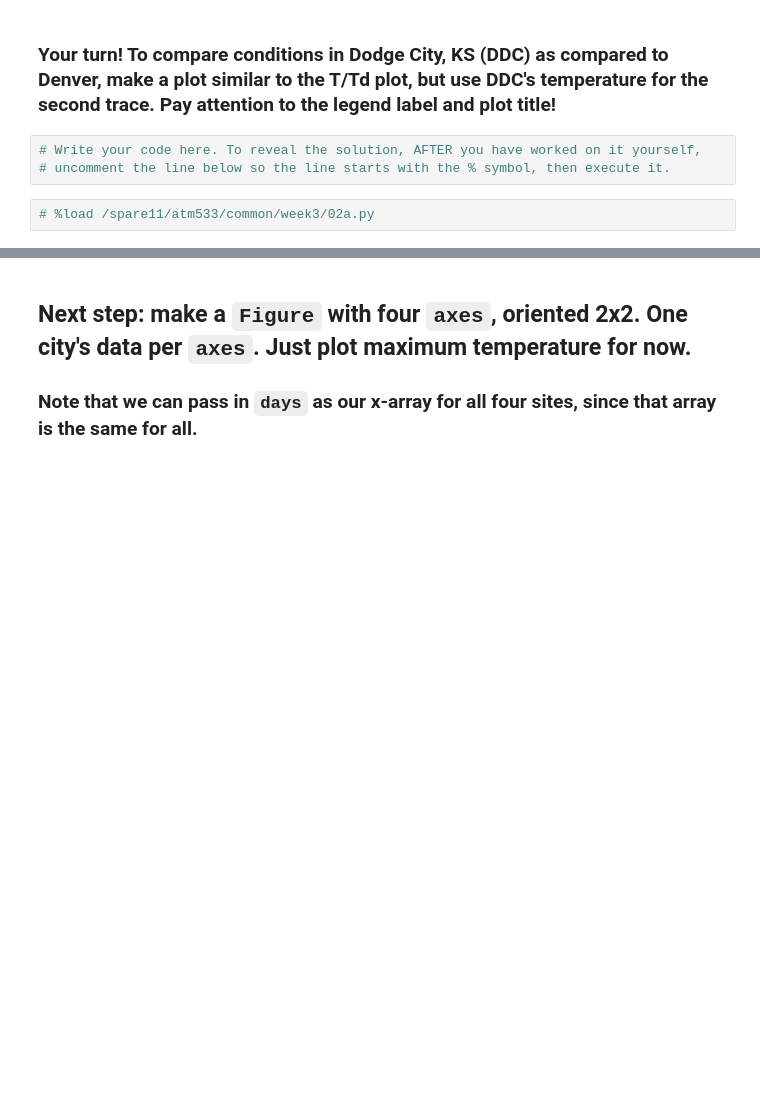
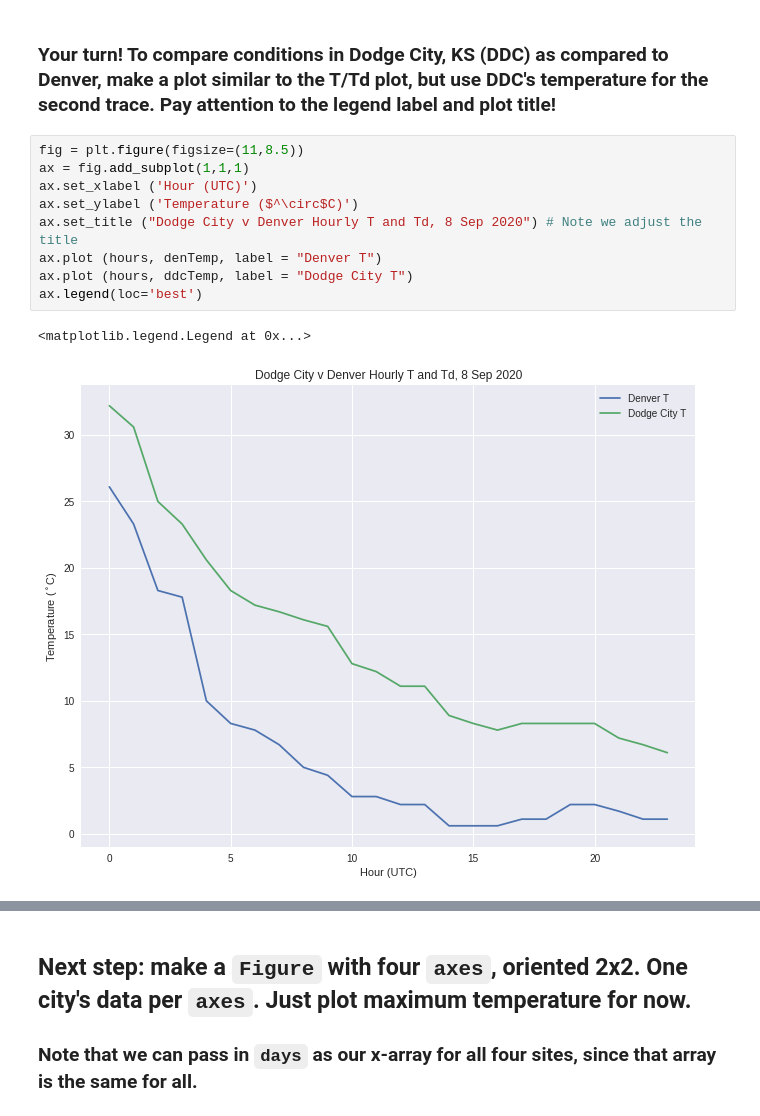
Before and after one commit to drsmith621/matplotlib, a Jupyter notebook: 02_Matplotlib_LinePlots.ipynb, the cells around one changed output, grey strips where cells are left out. Saved outputs shown, nothing was run; the diff lists cells and outputs as text; blank space fills up the shorter version.

Commit message:
Adding matplotlib practice notebook to repository

```diff
--- a/02_Matplotlib_LinePlots.ipynb
+++ b/02_Matplotlib_LinePlots.ipynb
@@ -126,7 +189,14 @@ ax.legend(loc='best')
 # %% [markdown]
 ### Your turn! To compare conditions in Dodge City, KS (DDC) as compared to Denver, make a plot similar to the T/Td plot, but use DDC's temperature for the second trace. Pay attention to the legend label and plot title!
-# %%
-# Write your code here. To reveal the solution, AFTER you have worked on it yourself,
-# uncomment the line below so the line starts with the % symbol, then execute it.
-# %%
-# %load /spare11/atm533/common/week3/02a.py
+# %%
+fig = plt.figure(figsize=(11,8.5))
+ax = fig.add_subplot(1,1,1)
+ax.set_xlabel ('Hour (UTC)')
+ax.set_ylabel ('Temperature ($^\circ$C)')
+ax.set_title ("Dodge City v Denver Hourly T and Td, 8 Sep 2020") # Note we adjust the title
+ax.plot (hours, denTemp, label = "Denver T")
+ax.plot (hours, ddcTemp, label = "Dodge City T")
+ax.legend(loc='best')
+# %% [output]
+<matplotlib.legend.Legend at 0x...>
+[figure, added]
```
Also changed, not shown: parts of 20 cells of this notebook, 3 other files.
